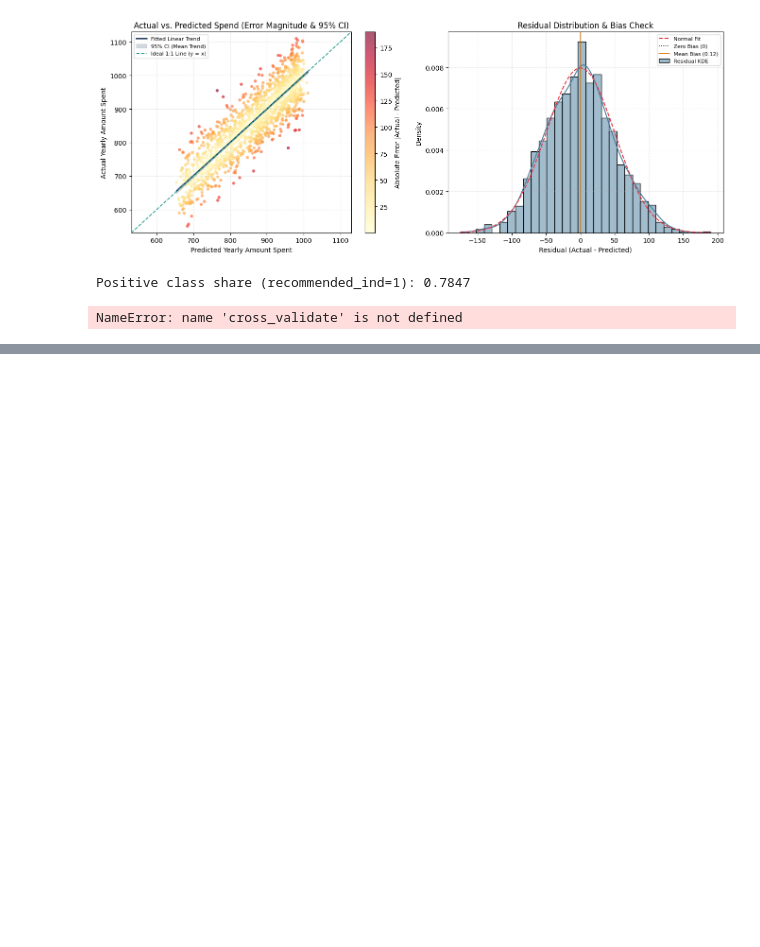
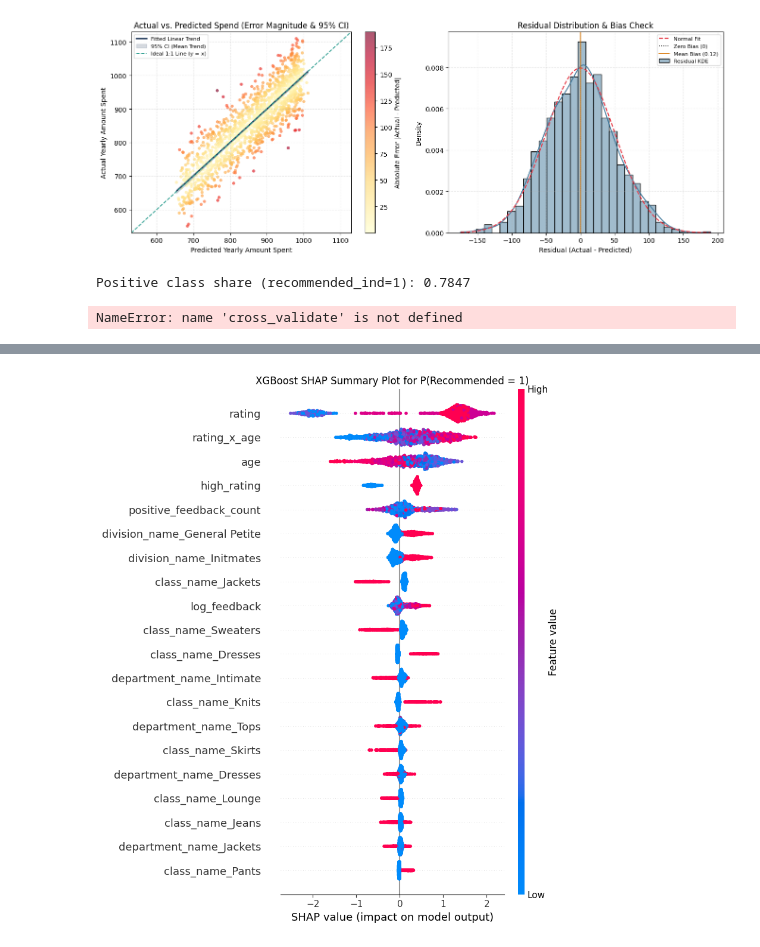
Before and after one commit to bhagyashrithombre/womensclothing, a Jupyter notebook: womens_clothing_pipeline.ipynb, the cells around one changed output, grey strips where cells are left out. Saved outputs shown, nothing was run; the diff lists cells and outputs as text; code cells hidden in the pictures; blank space fills up the shorter version.

```diff
--- a/womens_clothing_pipeline.ipynb
+++ b/womens_clothing_pipeline.ipynb
@@ -1800,0 +1786,21 @@ plt.show()
+# %%
+import shap
+
+prep_xgb = best_xgb_pipe.named_steps['prep']
+xgb_clf = best_xgb_pipe.named_steps['clf']
+
+X_xgb_proc = prep_xgb.transform(X_lr)
+xgb_feat_names = num_cols + list(prep_xgb.named_transformers_['cat'].get_feature_names_out(cat_cols))
+
+explainer_xgb = shap.TreeExplainer(xgb_clf)
+shap_vals_xgb = explainer_xgb.shap_values(X_xgb_proc)
+sv_xgb_pos = shap_vals_xgb[1] if isinstance(shap_vals_xgb, list) else (
+    shap_vals_xgb[:, :, 1] if getattr(shap_vals_xgb, 'ndim', 0) == 3 else shap_vals_xgb
+)
+
+shap.summary_plot(sv_xgb_pos, X_xgb_proc, feature_names=xgb_feat_names, show=False)
+plt.title('XGBoost SHAP Summary Plot for P(Recommended = 1)')
+plt.tight_layout()
+plt.show()
+# %% [output]
+[figure, added]
```
Also changed, not shown: parts of 26 cells of this notebook.
